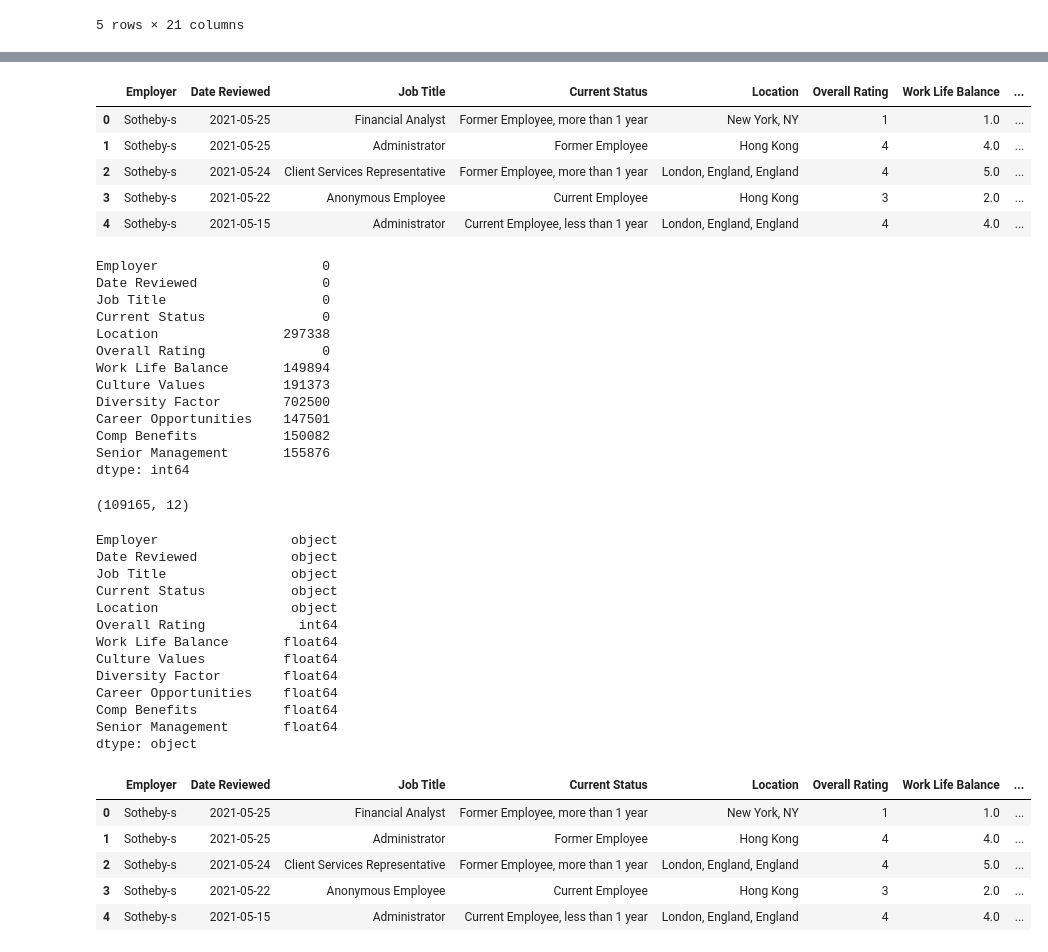
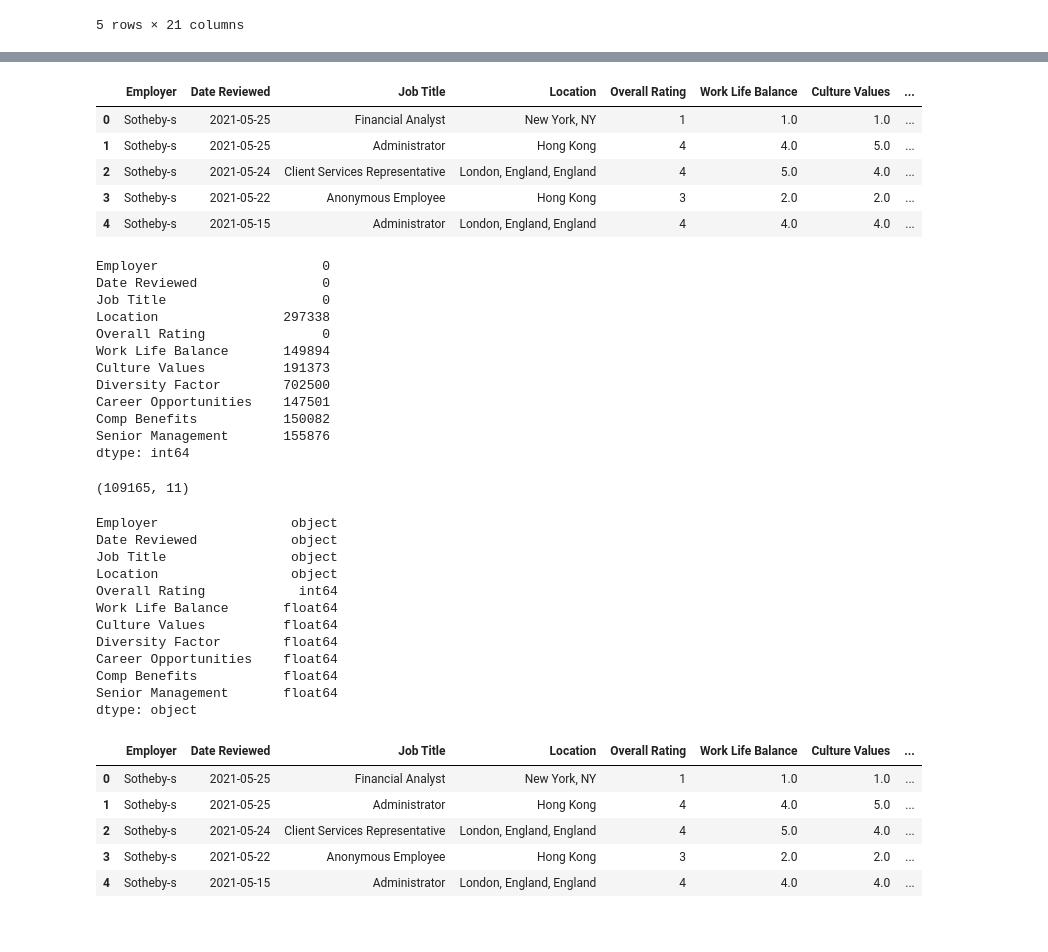
Before and after one commit to aarti2626/DSA-Project-3-Satisfied-with-Our-Jobs, a Jupyter notebook: Data Cleaning.ipynb, the cells around one changed output, grey strips where cells are left out. Cells and saved outputs as stored; diff of their text form; code cells hidden in the pictures.

```diff
--- a/Data Cleaning.ipynb
+++ b/Data Cleaning.ipynb
@@ -18,6 +22,7 @@ df.head()
 | 4 | 5 | 1 | Sotheby-s | 2021-05-15 | Administrator | Current Employee, less than 1 year | London, England, England | 4 | ... |
 5 rows × 21 columns
 # %%
-df.drop(columns=['Unnamed: 0','column_label','recommend','ceo_approv', 'outlook', 'headline', 'pros', 'cons', 'use'], inplace=True,);
+# Remove columns that are not going to be used
+df.drop(columns=['Unnamed: 0','column_label','current','recommend','ceo_approv', 'outlook', 'headline', 'pros', 'cons', 'use'], inplace=True,);
 df.head()
 # %% [output]
@@ -36,21 +41,21 @@ Index(['firm', 'date_review', 'job_title', 'current', 'location',
       dtype='object')
 # %%
-df.rename(columns={'firm' : 'Employer', 'date_review' : 'Date Reviewed', 'job_title' : 'Job Title', 'current' : 'Current Status', 'location' : 'Location', 'overall_rating' : 'Overall Rating', 'work_life_balance' : 'Work Life Balance', 'culture_values' : 'Culture Values', 'diversity_inclusion' : 'Diversity Factor', 'career_opp' : 'Career Opportunities', 'comp_benefits' : 'Comp Benefits', 'senior_mgmt' : 'Senior Management'}, inplace = True)
+# rename columns to make the data easier to read
+df.rename(columns={'firm' : 'Employer', 'date_review' : 'Date Reviewed', 'job_title' : 'Job Title', 'location' : 'Location', 'overall_rating' : 'Overall Rating', 'work_life_balance' : 'Work Life Balance', 'culture_values' : 'Culture Values', 'diversity_inclusion' : 'Diversity Factor', 'career_opp' : 'Career Opportunities', 'comp_benefits' : 'Comp Benefits', 'senior_mgmt' : 'Senior Management'}, inplace = True)
 df.head()
 # %% [output]
-|  | Employer | Date Reviewed | Job Title | Current Status | Location | Overall Rating | Work Life Balance | ... |
-| 0 | Sotheby-s | 2021-05-25 | Financial Analyst | Former Employee, more than 1 year | New York, NY | 1 | 1.0 | ... |
-| 1 | Sotheby-s | 2021-05-25 | Administrator | Former Employee | Hong Kong | 4 | 4.0 | ... |
-| 2 | Sotheby-s | 2021-05-24 | Client Services Representative | Former Employee, more than 1 year | London, England, England | 4 | 5.0 | ... |
-| 3 | Sotheby-s | 2021-05-22 | Anonymous Employee | Current Employee | Hong Kong | 3 | 2.0 | ... |
-| 4 | Sotheby-s | 2021-05-15 | Administrator | Current Employee, less than 1 year | London, England, England | 4 | 4.0 | ... |
+|  | Employer | Date Reviewed | Job Title | Location | Overall Rating | Work Life Balance | Culture Values | ... |
+| 0 | Sotheby-s | 2021-05-25 | Financial Analyst | New York, NY | 1 | 1.0 | 1.0 | ... |
+| 1 | Sotheby-s | 2021-05-25 | Administrator | Hong Kong | 4 | 4.0 | 5.0 | ... |
+| 2 | Sotheby-s | 2021-05-24 | Client Services Representative | London, England, England | 4 | 5.0 | 4.0 | ... |
+| 3 | Sotheby-s | 2021-05-22 | Anonymous Employee | Hong Kong | 3 | 2.0 | 2.0 | ... |
+| 4 | Sotheby-s | 2021-05-15 | Administrator | London, England, England | 4 | 4.0 | 4.0 | ... |
 # %%
 df.isna().sum()
 # %% [output]
 Employer                     0
 Date Reviewed                0
 Job Title                    0
-Current Status               0
 Location                297338
 Overall Rating               0
 Work Life Balance       149894
@@ -61,17 +66,17 @@ Comp Benefits           150082
 Senior Management       155876
 dtype: int64
 # %%
+# remove any row that has missing data in it
 df.dropna(inplace=True)
 df.shape
 # %% [output]
-(109165, 12)
+(109165, 11)
 # %%
 df.dtypes
 # %% [output]
 Employer                 object
 Date Reviewed            object
 Job Title                object
-Current Status           object
 Location                 object
 Overall Rating            int64
 Work Life Balance       float64
@@ -84,10 +92,12 @@ dtype: object
 # %%
-df['Date Reviewed'] = pd.to_datetime(df['Date Reviewed'])
+# change datatype of datetime to formatted string
+
+df['Date Reviewed'] = df['Date Reviewed'].dt.strftime('%Y-%m-%d')
 df.head()
 # %% [output]
-|  | Employer | Date Reviewed | Job Title | Current Status | Location | Overall Rating | Work Life Balance | ... |
-| 0 | Sotheby-s | 2021-05-25 | Financial Analyst | Former Employee, more than 1 year | New York, NY | 1 | 1.0 | ... |
-| 1 | Sotheby-s | 2021-05-25 | Administrator | Former Employee | Hong Kong | 4 | 4.0 | ... |
-| 2 | Sotheby-s | 2021-05-24 | Client Services Representative | Former Employee, more than 1 year | London, England, England | 4 | 5.0 | ... |
-| 3 | Sotheby-s | 2021-05-22 | Anonymous Employee | Current Employee | Hong Kong | 3 | 2.0 | ... |
-| 4 | Sotheby-s | 2021-05-15 | Administrator | Current Employee, less than 1 year | London, England, England | 4 | 4.0 | ... |
+|  | Employer | Date Reviewed | Job Title | Location | Overall Rating | Work Life Balance | Culture Values | ... |
+| 0 | Sotheby-s | 2021-05-25 | Financial Analyst | New York, NY | 1 | 1.0 | 1.0 | ... |
+| 1 | Sotheby-s | 2021-05-25 | Administrator | Hong Kong | 4 | 4.0 | 5.0 | ... |
+| 2 | Sotheby-s | 2021-05-24 | Client Services Representative | London, England, England | 4 | 5.0 | 4.0 | ... |
+| 3 | Sotheby-s | 2021-05-22 | Anonymous Employee | Hong Kong | 3 | 2.0 | 2.0 | ... |
+| 4 | Sotheby-s | 2021-05-15 | Administrator | London, England, England | 4 | 4.0 | 4.0 | ... |
```
Also changed, not shown: parts of 15 cells of this notebook.
